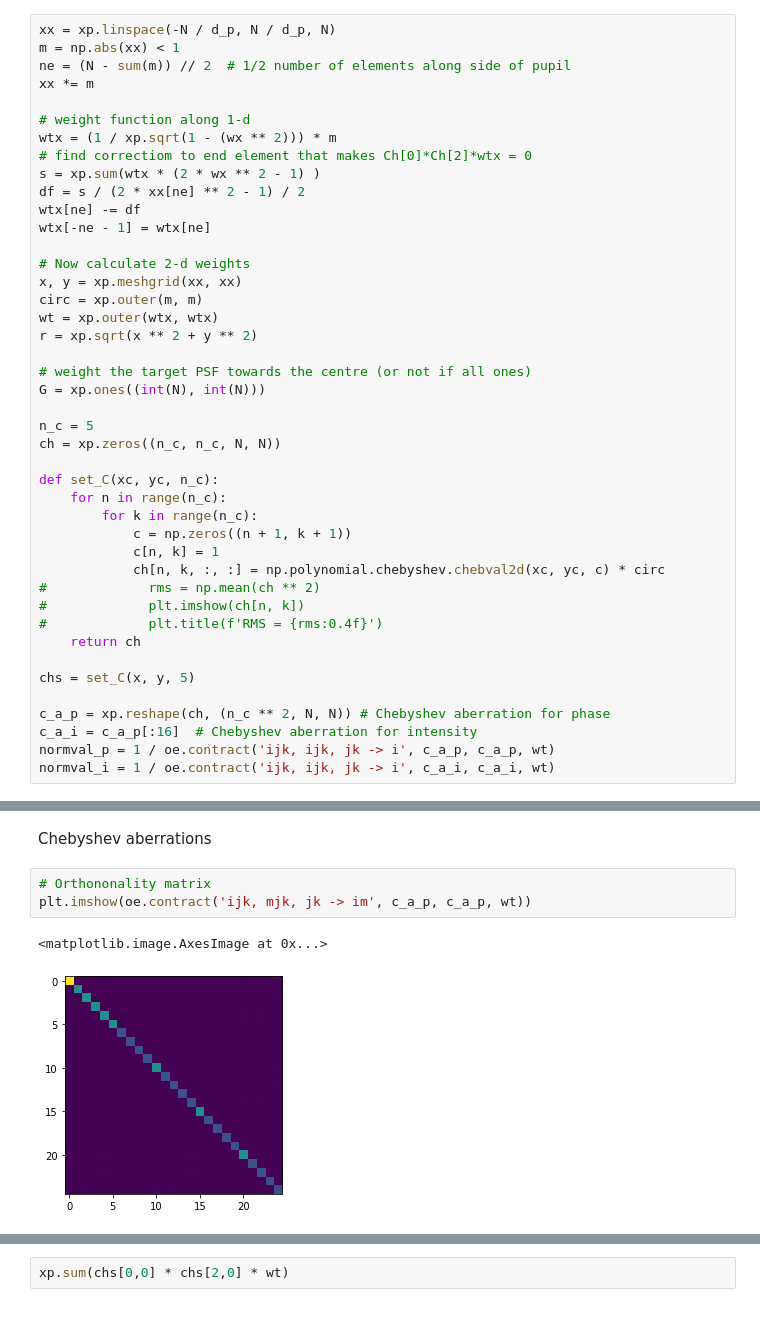
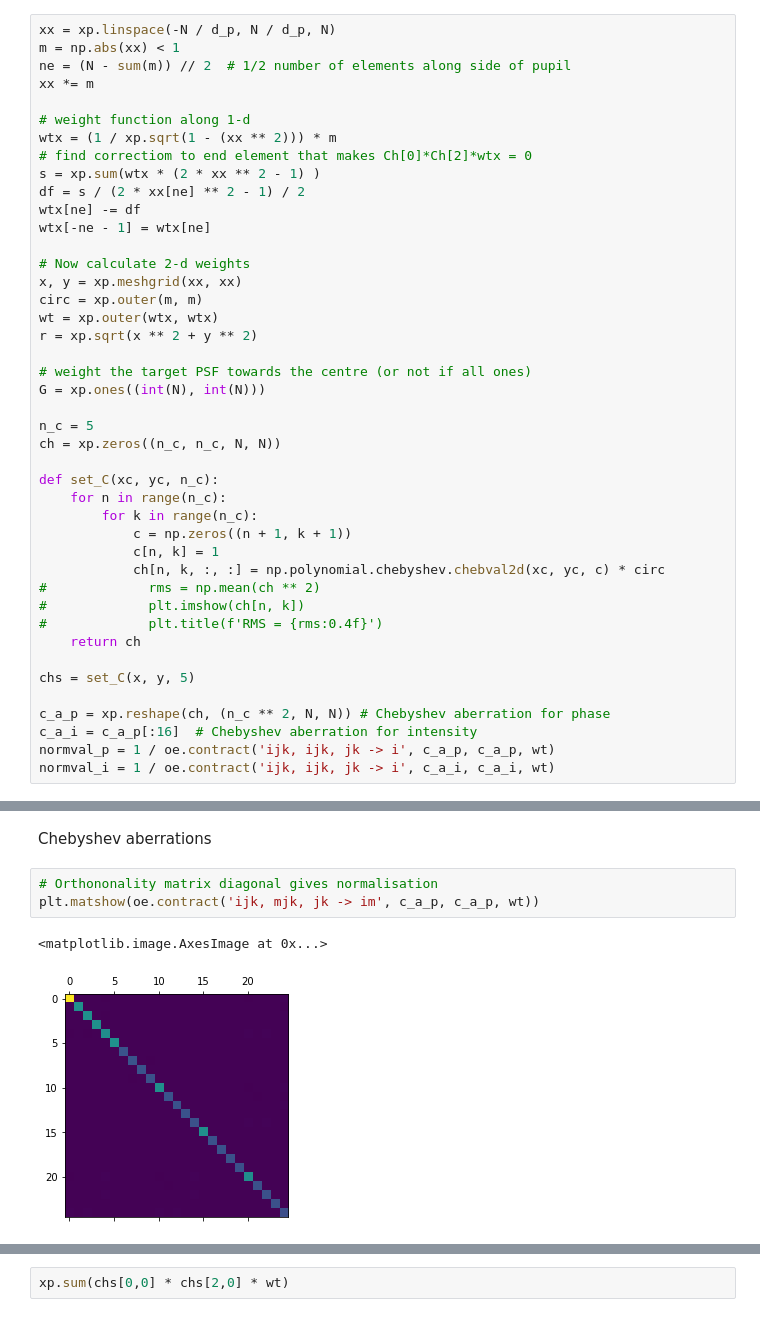
Before and after one commit to imperial-photonics/HexSimInstrument, a Jupyter notebook: R11SLM_correction_simulation_Chebyshev.ipynb, the cells around one changed output, grey strips where cells are left out. Cells and saved outputs as stored; diff of their text form.

```diff
--- a/R11SLM_correction_simulation_Chebyshev.ipynb
+++ b/R11SLM_correction_simulation_Chebyshev.ipynb
@@ -66,9 +66,9 @@ ne = (N - sum(m)) // 2  # 1/2 number of elements along side of pupil
 xx *= m
 
 # weight function along 1-d
-wtx = (1 / xp.sqrt(1 - (wx ** 2))) * m
+wtx = (1 / xp.sqrt(1 - (xx ** 2))) * m
 # find correctiom to end element that makes Ch[0]*Ch[2]*wtx = 0
-s = xp.sum(wtx * (2 * wx ** 2 - 1) )
+s = xp.sum(wtx * (2 * xx ** 2 - 1) )
 df = s / (2 * xx[ne] ** 2 - 1) / 2
 wtx[ne] -= df
 wtx[-ne - 1] = wtx[ne]
@@ -119,11 +119,11 @@ xp.sum(wtx)
 # %% [markdown]
 Chebyshev aberrations
 # %%
-# Orthononality matrix
-plt.imshow(oe.contract('ijk, mjk, jk -> im', c_a_p, c_a_p, wt))
+# Orthononality matrix diagonal gives normalisation
+plt.matshow(oe.contract('ijk, mjk, jk -> im', c_a_p, c_a_p, wt))
 # %% [output]
 <matplotlib.image.AxesImage at 0x...>
-[figure, old version]
+[figure, new version]
 # %%
 with np.printoptions(precision=0, suppress=True):
     print(oe.contract('ijk, mjk, jk -> im', c_a_p, c_a_p, wt))
```
Also changed, not shown: parts of 8 cells of this notebook.
